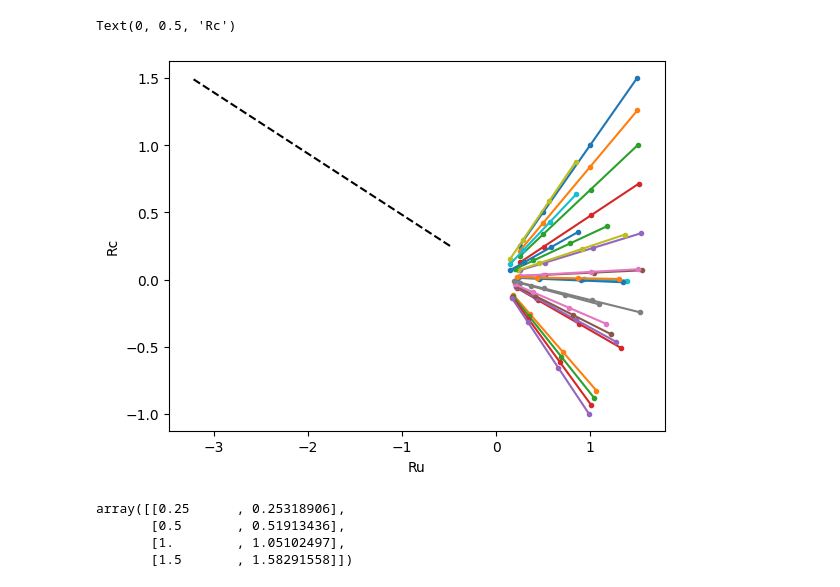
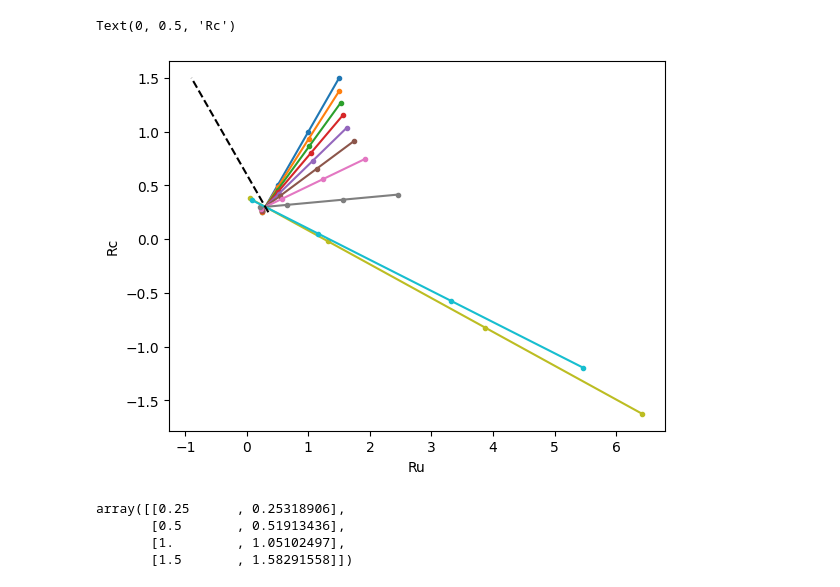
Before and after one commit to niknovikov19/model_tuner, a Jupyter notebook: proto/opt_strategies/test_2d_toy.ipynb, the cells around one changed output. Cells and saved outputs as stored; diff of their text form; code cells hidden in the pictures.

```diff
--- a/proto/opt_strategies/test_2d_toy.ipynb
+++ b/proto/opt_strategies/test_2d_toy.ipynb
@@ -4,8 +4,8 @@ import numpy as np
 import xarray as xr
 
 
-a = -10
-b = 5
+a = 0.5
+b = 0.5
 m = 0.3
 A = np.array([[1, 0], [a, -b]])
 D = np.array([[0, m]])
@@ -13,9 +13,9 @@ D = np.array([[0, m]])
 Rc0 = np.array([1., 1.])
 pfr = np.array([0.25, 0.5, 1., 1.5])   # K points
 
-alpha = 0.001
+alpha = 0.01
 
-n_iter = 250
+n_iter = 100
 
 Ru_data, Rc_data = {}, {}
 
@@ -25,7 +25,9 @@ Rc = pfr[:, None] * Rc0
 
 # True solution
 Ru_sol = ((a - 1) * Rc0[1] * pfr + m) / b
+
 #Ru[:, 1] = Ru_sol * 1.5
+#Ru[:, 1] = Ru_sol + 0.1
 
 #Ru[:, 1] /= 50
 #Rc[:, 1] *= 50
@@ -40,34 +42,34 @@ for n in range(1, n_iter):
         coef = np.polyfit(Rc[:, i], Ru[:, i], 1)
         b[i], a[i] = coef[0], coef[1]
 
     # Choose Ru_hat
     Ru_hat = np.column_stack(
         [a + b * Rc_ for Rc_ in (Rc0[:, None] * pfr).T]).T
 
     # "Simulation"
     Rc_hat = Ru_hat @ A.T + D
 
     # Step
     Ru += alpha * (Ru_hat - Ru)
     Rc += alpha * (Rc_hat - Rc)
 
     Ru_data[n] = Ru.copy()
     Rc_data[n] = Rc.copy()
 
 plt.figure()
 for n in range(0, n_iter, 10):
 #for n in range(0, 20):
     Ru = Ru_data[n]
     Rc = Rc_data[n]
     plt.plot(Ru[:, 1], Rc[:, 1], '.-')
 plt.plot(Ru_sol, Rc0[1] * pfr, 'k--')
 plt.xlabel('Ru')
 plt.ylabel('Rc')
 #plt.xlim(0, 1)
 #plt.ylim(0, 2)
 # %% [output]
 Text(0, 0.5, 'Rc')
-[figure, old version]
+[figure, new version]
 # %%
 Rc_data[4]
 # %% [output]
```
Also changed, not shown: 17 other files.
